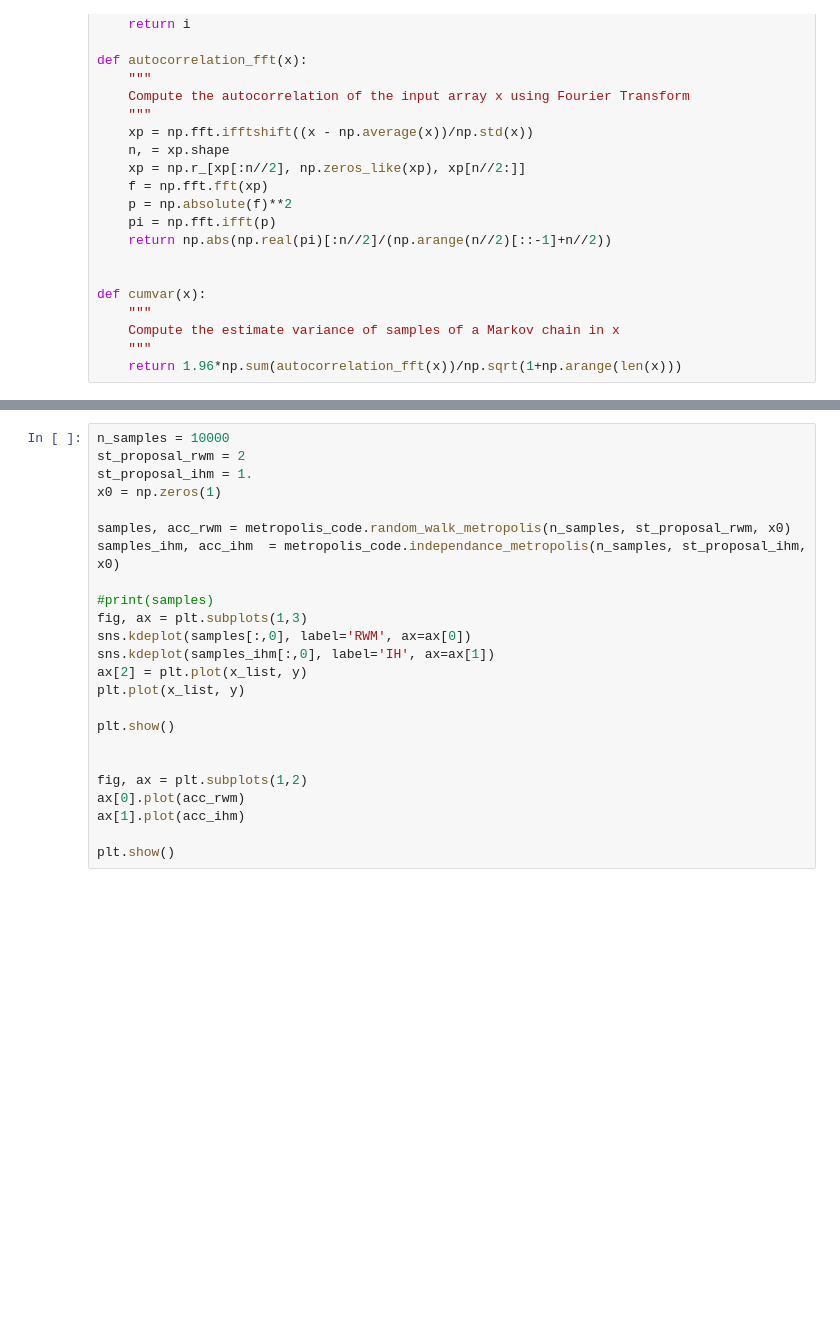
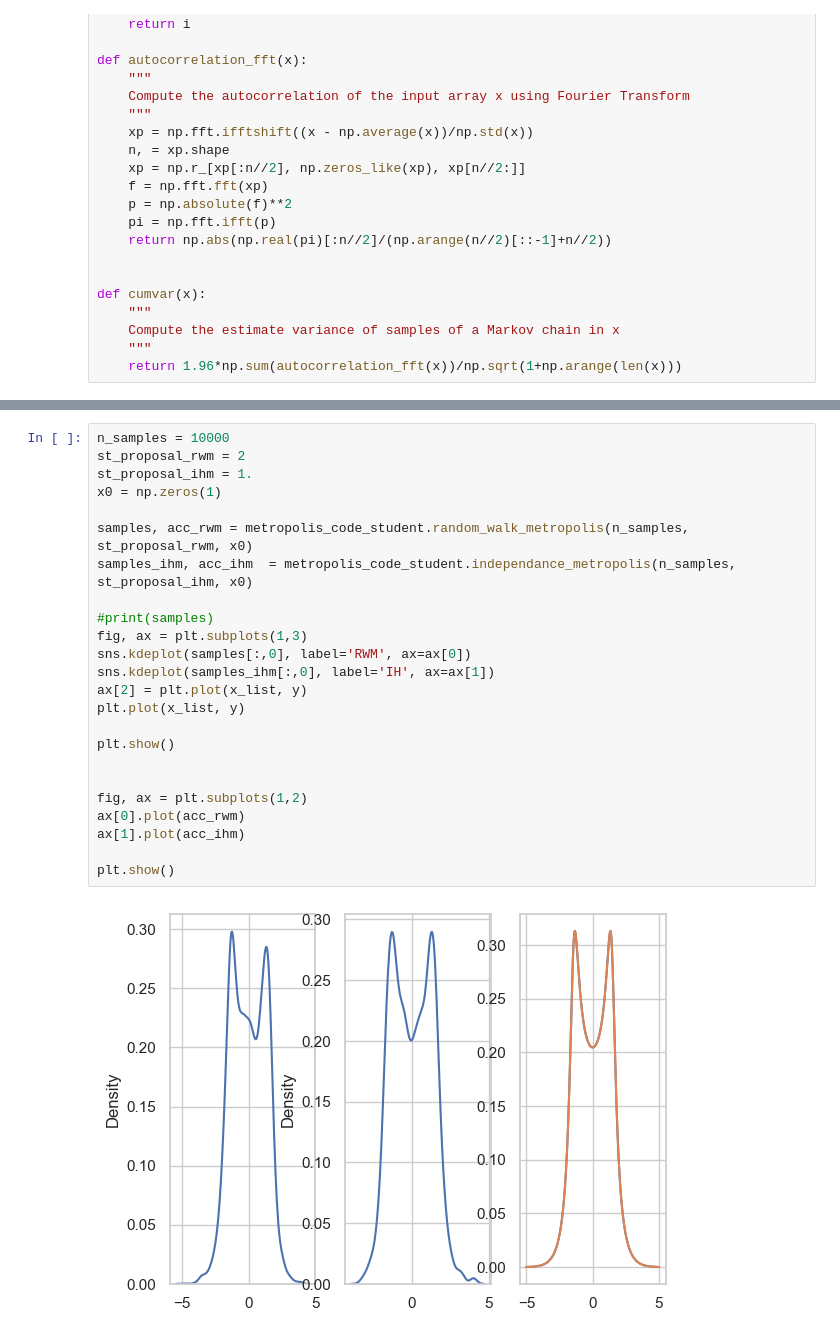
Before and after one commit to sabrinasartori/MAP556, a Jupyter notebook: TP6/notebook_MH_student.ipynb, the cells around one changed output, grey strips where cells are left out. Cells and saved outputs as stored; diff of their text form; blank space fills up the shorter version.

```diff
--- a/TP6/notebook_MH_student.ipynb
+++ b/TP6/notebook_MH_student.ipynb
@@ -66,24 +72,26 @@ print(int_test_fun)
 # %%
 n_samples = 10000
 st_proposal_rwm = 2
 st_proposal_ihm = 1.
 x0 = np.zeros(1)
 
-samples, acc_rwm = metropolis_code.random_walk_metropolis(n_samples, st_proposal_rwm, x0)
-samples_ihm, acc_ihm  = metropolis_code.independance_metropolis(n_samples, st_proposal_ihm, x0)
+samples, acc_rwm = metropolis_code_student.random_walk_metropolis(n_samples, st_proposal_rwm, x0)
+samples_ihm, acc_ihm  = metropolis_code_student.independance_metropolis(n_samples, st_proposal_ihm, x0)
 
 #print(samples)
 fig, ax = plt.subplots(1,3)
 sns.kdeplot(samples[:,0], label='RWM', ax=ax[0])
 sns.kdeplot(samples_ihm[:,0], label='IH', ax=ax[1])
 ax[2] = plt.plot(x_list, y)
 plt.plot(x_list, y)
 
 plt.show()
 
 
 fig, ax = plt.subplots(1,2)
 ax[0].plot(acc_rwm)
 ax[1].plot(acc_ihm)
 
 plt.show()
+# %% [output]
+[figure, added]
```
Also changed, not shown: parts of 5 cells of this notebook, 3 other files.
